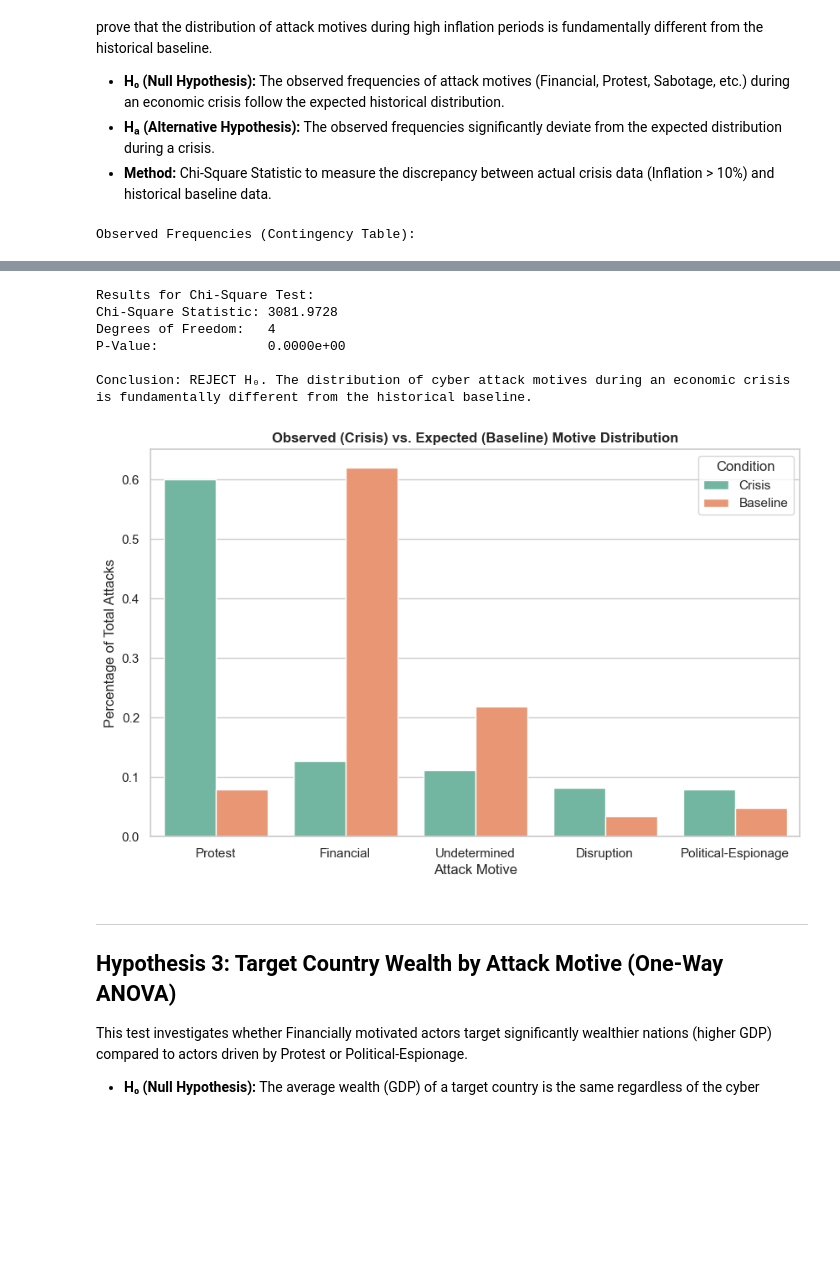
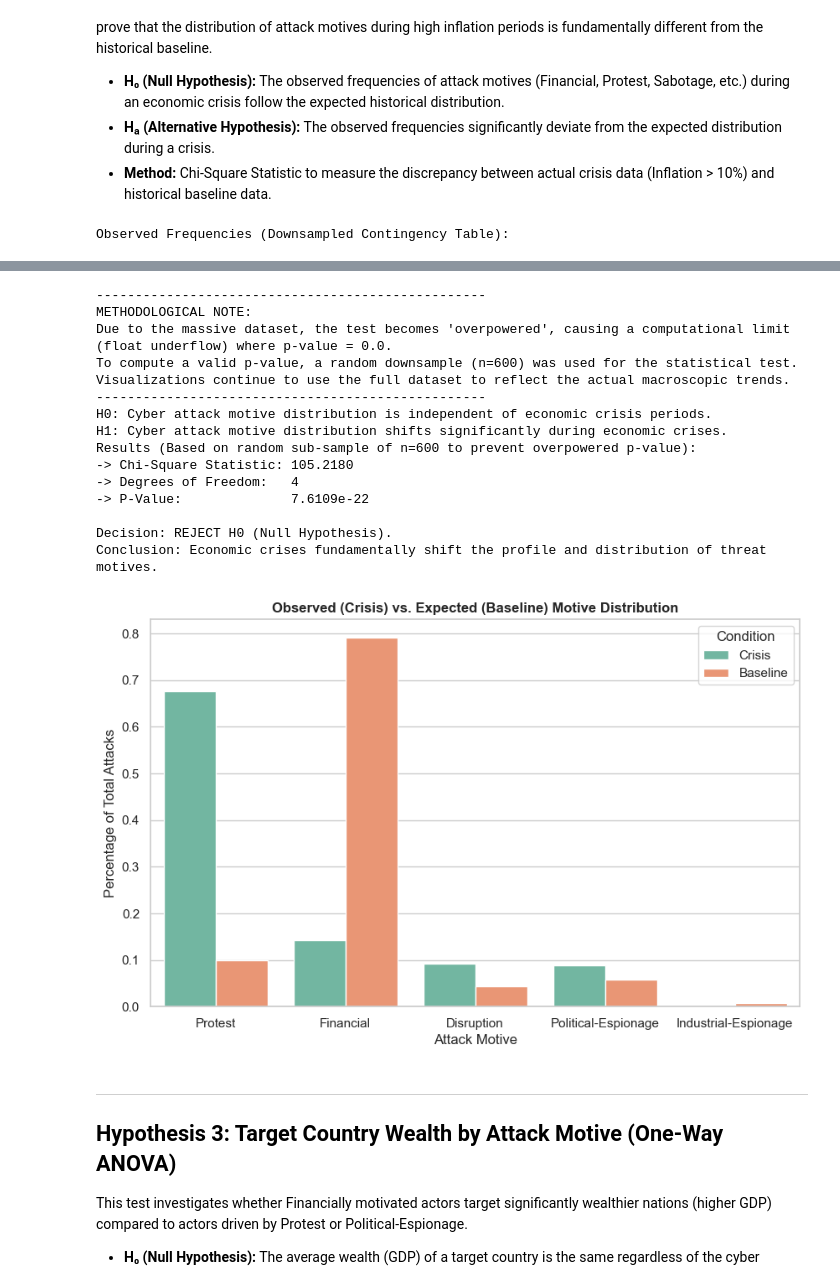
Before and after one commit to yusufkanik/DSA210-Term-Project, a Jupyter notebook: notebooks/hypothesis_tests.ipynb, the cells around one changed output, grey strips where cells are left out. Drawn from its saved outputs; the diff is of its cells as text; code cells hidden in the pictures; blank space fills up the shorter version.

Commit message:
Fixed the underflowed P value problem on H2 and H3 by utilizing downsampling method

```diff
--- a/notebooks/hypothesis_tests.ipynb
+++ b/notebooks/hypothesis_tests.ipynb
@@ -116,48 +116,67 @@ During an economic crisis, the priorities of threat actors shift. We will use a
 * **Hₐ (Alternative Hypothesis):** The observed frequencies significantly deviate from the expected distribution during a crisis.
 * **Method:** Chi-Square Statistic to measure the discrepancy between actual crisis data (Inflation > 10%) and historical baseline data.
 # %%
-# Define Crisis vs Baseline
-df['is_crisis'] = df['inflation_cpi'] > 10
+# Drop missing inflation data and define crisis condition
+h2_df = df.dropna(subset=['inflation_cpi']).copy()
+h2_df['is_crisis'] = h2_df['inflation_cpi'] > 10
 
-# Get the top 5 most common motives overall to test
-top_5_motives = df['motive_clean'].value_counts().head(5).index.tolist()
+# Filter for valid, determined motives only (excluding 'Undetermined' or 'Unknown' missing data)
+valid_real_motives = ['Financial', 'Political-Espionage', 'Protest', 'Disruption', 'Industrial-Espionage']
+filtered_df = h2_df[h2_df['motive_clean'].isin(valid_real_motives)]
 
-# Filter data to only include these top 5 motives
-filtered_df = df[df['motive_clean'].isin(top_5_motives)]
 
-# Create a Contingency Table (Rows = Condition, Columns = Motive)
-contingency_table = pd.crosstab(filtered_df['is_crisis'], filtered_df['motive_clean'])
+# FIX: DOWNSAMPLING: Taking a random sample of 600 to prevent the "Large N Problem" (overpowered test) and float underflow
+sample_df = filtered_df.sample(n=600, random_state=42)
+
+# Create a Contingency Table for the test
+contingency_table = pd.crosstab(sample_df['is_crisis'], sample_df['motive_clean'])
 contingency_table.index = ['Baseline (Inflation <= 10%)', 'Crisis (Inflation > 10%)']
 
-print("Observed Frequencies (Contingency Table):")
+print("\nObserved Frequencies (Downsampled Contingency Table):")
 display(contingency_table)
 
 # Perform Chi-Square Test of Independence
-chi2_stat, p_val, dof, expected = stats.chi2_contingency(contingency_table)
+chi2_stat, p_val_h2, dof, expected = stats.chi2_contingency(contingency_table)
 
-print(f"\nResults for Chi-Square Test:")
-print(f"Chi-Square Statistic: {chi2_stat:.4f}")
-print(f"Degrees of Freedom:   {dof}")
-print(f"P-Value:              {p_val:.4e}")
+print("-" * 50)
+print("METHODOLOGICAL NOTE:")
+print("Due to the massive dataset, the test becomes 'overpowered', causing a computational limit (float underflow) where p-value = 0.0.")
+print("To compute a valid p-value, a random downsample (n=600) was used for the statistical test.")
+print("Visualizations continue to use the full dataset to reflect the actual macroscopic trends.")
+print("-" * 50)
 
-if p_val < 0.05:
-    print("\nConclusion: REJECT H₀. The distribution of cyber attack motives during an economic crisis is fundamentally different from the historical baseline.")
+
+print("H0: Cyber attack motive distribution is independent of economic crisis periods.")
+print("H1: Cyber attack motive distribution shifts significantly during economic crises.")
+print(f"Results (Based on random sub-sample of n=600 to prevent overpowered p-value):")
+print(f"-> Chi-Square Statistic: {chi2_stat:.4f}")
+print(f"-> Degrees of Freedom:   {dof}")
+print(f"-> P-Value:              {p_val_h2:.4e}") # Using scientific notation for extremely small values
+
+if p_val_h2 < 0.05:
+    print("\nDecision: REJECT H0 (Null Hypothesis).")
+    print("Conclusion: Economic crises fundamentally shift the profile and distribution of threat motives.")
 else:
-    print("\nConclusion: FAIL TO REJECT H₀. There is no significant difference in motives during a crisis.")
+    print("\nDecision: FAIL TO REJECT H0.")
+    print("Conclusion: No significant distribution difference detected during crisis periods.")
 
-# Plot H2
+
+# Calculate normalized frequencies (percentages) for both conditions
 crisis_dist = filtered_df[filtered_df['is_crisis'] == True]['motive_clean'].value_counts(normalize=True).rename('Crisis')
 baseline_dist = filtered_df[filtered_df['is_crisis'] == False]['motive_clean'].value_counts(normalize=True).rename('Baseline')
 
+# Combine distributions into a single dataframe
 combined_dist = pd.concat([crisis_dist, baseline_dist], axis=1).fillna(0)
 h2_plot_df = combined_dist.reset_index().melt(id_vars='motive_clean', var_name='Condition', value_name='Frequency')
 h2_plot_df.rename(columns={'motive_clean': 'Motive'}, inplace=True)
 
+# Plot the results
 plt.figure(figsize=(10, 6))
 sns.barplot(data=h2_plot_df, x='Motive', y='Frequency', hue='Condition', palette='Set2')
 plt.title('Observed (Crisis) vs. Expected (Baseline) Motive Distribution', fontweight='bold')
 plt.ylabel('Percentage of Total Attacks')
 plt.xlabel('Attack Motive')
+plt.savefig('../plots/h2_motive_distribution.png', dpi=300, bbox_inches='tight')
 plt.show()
 # %% [output]
-Observed Frequencies (Contingency Table):
+Observed Frequencies (Downsampled Contingency Table):
@@ -167,10 +186,19 @@ Observed Frequencies (Contingency Table):
-Results for Chi-Square Test:
-Chi-Square Statistic: 3081.9728
-Degrees of Freedom:   4
-P-Value:              0.0000e+00
+--------------------------------------------------
+METHODOLOGICAL NOTE:
+Due to the massive dataset, the test becomes 'overpowered', causing a computational limit (float underflow) where p-value = 0.0.
+To compute a valid p-value, a random downsample (n=600) was used for the statistical test.
+Visualizations continue to use the full dataset to reflect the actual macroscopic trends.
+--------------------------------------------------
+H0: Cyber attack motive distribution is independent of economic crisis periods.
+H1: Cyber attack motive distribution shifts significantly during economic crises.
+Results (Based on random sub-sample of n=600 to prevent overpowered p-value):
+-> Chi-Square Statistic: 105.2180
+-> Degrees of Freedom:   4
+-> P-Value:              7.6109e-22
 
-Conclusion: REJECT H₀. The distribution of cyber attack motives during an economic crisis is fundamentally different from the historical baseline.
+Decision: REJECT H0 (Null Hypothesis).
+Conclusion: Economic crises fundamentally shift the profile and distribution of threat motives.
-[figure, old version]
+[figure, new version]
 # %% [markdown]
 ---
 ## Hypothesis 3: Target Country Wealth by Attack Motive (One-Way ANOVA)
```
Also changed, not shown: parts of 3 cells of this notebook, 3 other files.
